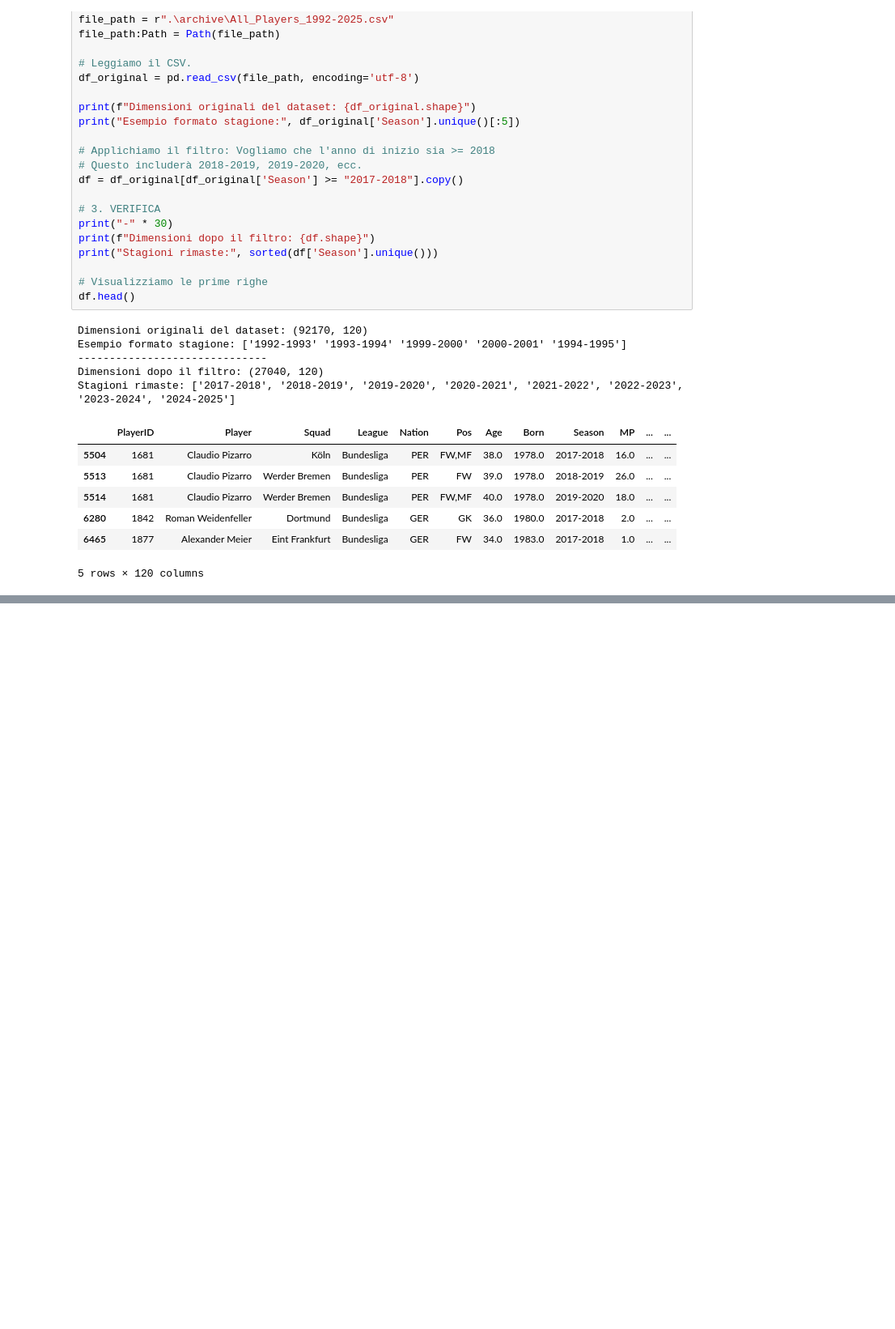
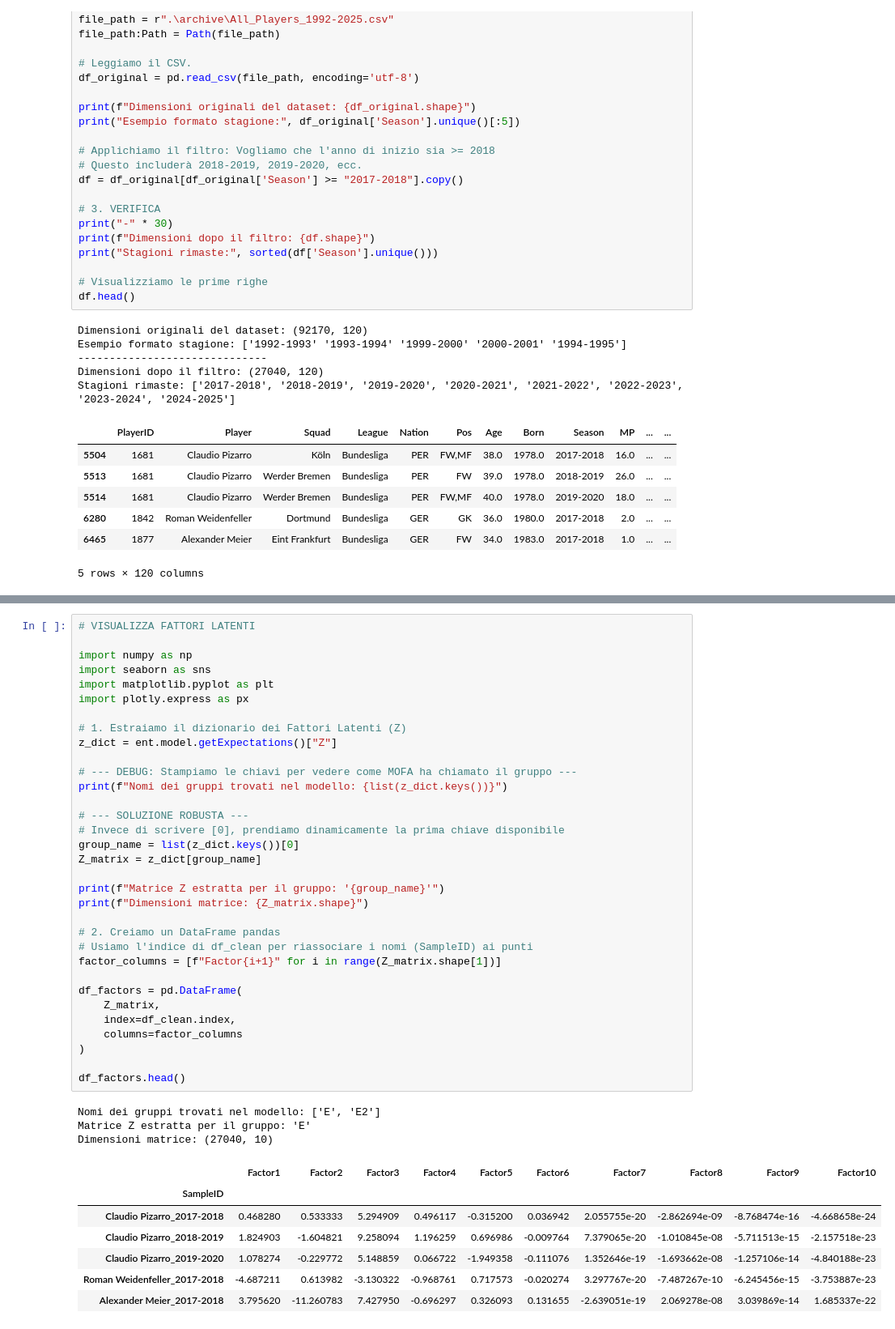
Before and after one commit to fgare/Scientific-visualization-project, a Jupyter notebook: SciVis-scripts.ipynb, the cells around one changed output, grey strips where cells are left out. Shown at 81% size. Drawn from its saved outputs; the diff is of its cells as text; blank space fills up the shorter version.

```diff
--- a/SciVis-scripts.ipynb
+++ b/SciVis-scripts.ipynb
@@ -93,0 +157,44 @@ NameError: name 'df' is not defined
+# %%
+# VISUALIZZA FATTORI LATENTI
+
+import numpy as np
+import seaborn as sns
+import matplotlib.pyplot as plt
+import plotly.express as px
+
+# 1. Estraiamo il dizionario dei Fattori Latenti (Z)
+z_dict = ent.model.getExpectations()["Z"]
+
+# --- DEBUG: Stampiamo le chiavi per vedere come MOFA ha chiamato il gruppo ---
+print(f"Nomi dei gruppi trovati nel modello: {list(z_dict.keys())}")
+
+# --- SOLUZIONE ROBUSTA ---
+# Invece di scrivere [0], prendiamo dinamicamente la prima chiave disponibile
+group_name = list(z_dict.keys())[0]
+Z_matrix = z_dict[group_name]
+
+print(f"Matrice Z estratta per il gruppo: '{group_name}'")
+print(f"Dimensioni matrice: {Z_matrix.shape}")
+
+# 2. Creiamo un DataFrame pandas
+# Usiamo l'indice di df_clean per riassociare i nomi (SampleID) ai punti
+factor_columns = [f"Factor{i+1}" for i in range(Z_matrix.shape[1])]
+
+df_factors = pd.DataFrame(
+    Z_matrix,
+    index=df_clean.index,
+    columns=factor_columns
+)
+
+df_factors.head()
+# %% [output]
+Nomi dei gruppi trovati nel modello: ['E', 'E2']
+Matrice Z estratta per il gruppo: 'E'
+Dimensioni matrice: (27040, 10)
+|  | Factor1 | Factor2 | Factor3 | Factor4 | Factor5 | Factor6 | Factor7 | Factor8 | Factor9 | Factor10 |
+| SampleID |  |  |  |  |  |  |  |  |  |  |
+| Claudio Pizarro_2017-2018 | 0.468280 | 0.533333 | 5.294909 | 0.496117 | -0.315200 | 0.036942 | 2.055755e-20 | -2.862694e-09 | -8.768474e-16 | -4.668658e-24 |
+| Claudio Pizarro_2018-2019 | 1.824903 | -1.604821 | 9.258094 | 1.196259 | 0.696986 | -0.009764 | 7.379065e-20 | -1.010845e-08 | -5.711513e-15 | -2.157518e-23 |
+| Claudio Pizarro_2019-2020 | 1.078274 | -0.229772 | 5.148859 | 0.066722 | -1.949358 | -0.111076 | 1.352646e-19 | -1.693662e-08 | -1.257106e-14 | -4.840188e-23 |
+| Roman Weidenfeller_2017-2018 | -4.687211 | 0.613982 | -3.130322 | -0.968761 | 0.717573 | -0.020274 | 3.297767e-20 | -7.487267e-10 | -6.245456e-15 | -3.753887e-23 |
+| Alexander Meier_2017-2018 | 3.795620 | -11.260783 | 7.427950 | -0.696297 | 0.326093 | 0.131655 | -2.639051e-19 | 2.069278e-08 | 3.039869e-14 | 1.685337e-22 |
```
Also changed, not shown: parts of 3 cells of this notebook, 1 other file.
